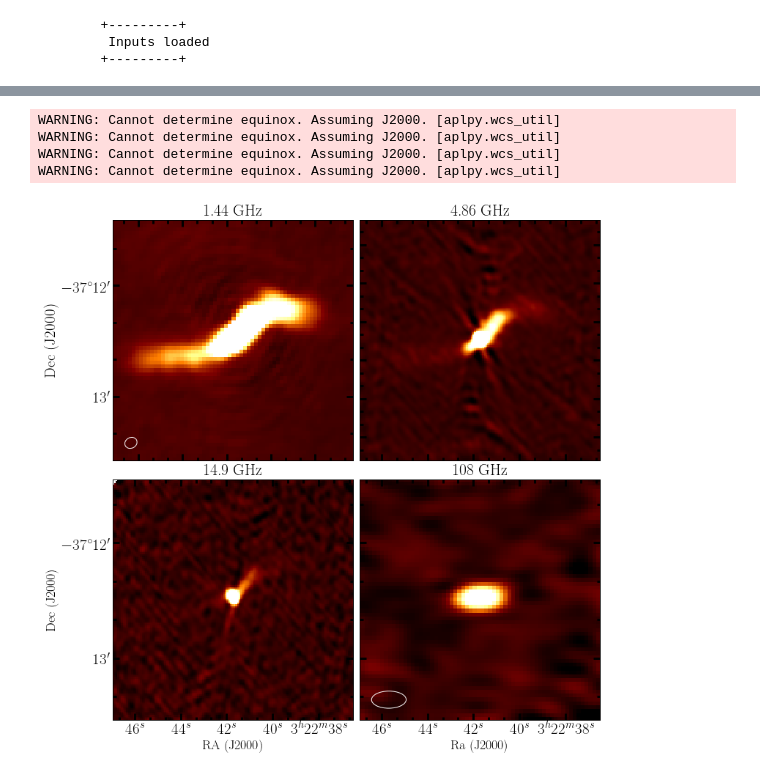
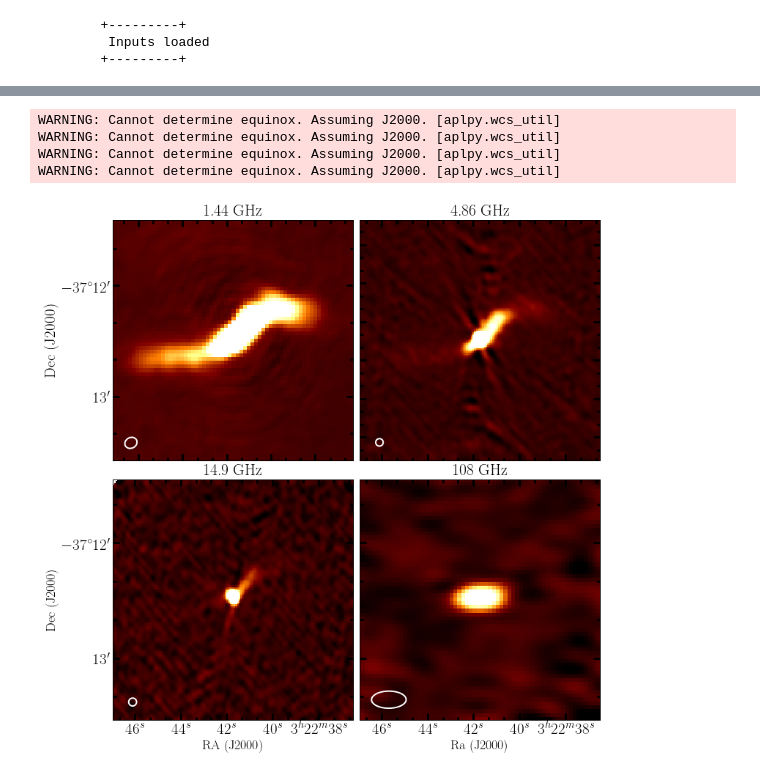
Before and after one commit to Fil8/contData, a Jupyter notebook: Core-cont-plots.ipynb, the cells around one changed output, grey strips where cells are left out. Drawn from its saved outputs; the diff is of its cells as text; code cells hidden in the pictures.

```diff
--- a/Core-cont-plots.ipynb
+++ b/Core-cont-plots.ipynb
@@ -23,13 +23,14 @@ syn = synCl.synClean()
 
 FA_radeg = 50.673825
 FA_decdeg = -37.208227
-BeamRa = 50.691035
-BeamDec = -37.218974
+BeamRa = 50.692035
+BeamDec = -37.222974
 
 rootDir = '/home/maccagni/Projects/MFS/FornaxA/contData/'
+rootDir = '/Users/maccagni/Projects/MFS/FornaxA/contData/'
 
 
-CoreDir = rootDir+'core/'
+CoreDir = rootDir+'kore/'
 
 figDir = CoreDir+'coreFigs/'
 
@@ -188,7 +188,7 @@ f4.set_title('108 GHz')
 f4.add_beam()
 f4.beam.show()
 f4.beam.set_corner('bottom left')
-f4.beam.set(edgecolor = 'white', facecolor = 'None', linewidth=1)
+f4.beam.set(edgecolor = 'white', facecolor = 'None', linewidth=2)
 
 
 f4.axis_labels.hide_y()
@@ -254,6 +254,7 @@ f5.tick_labels.set_font( weight='book', \
 f5.tick_labels.set_yformat('dd:mm')
 f5.tick_labels.set_xformat('hh:mm:ss')
 f5.ticks.show()
+f5.show_ellipses(BeamRa, BeamDec, 4.1/3600., 4.1/3600., angle=0, edgecolor='white',linewidth=2 )
 
 
 f6 = aplpy.FITSFigure(b, figure=fig, subplot=[0.51,0.51,0.38,0.38])
@@ -284,6 +285,7 @@ f6.ticks.set_length(9)  # points
 f6.ticks.set_linewidth(3)  # points
 f6.ticks.set_minor_frequency(3)
 f6.ticks.show()
+f6.show_ellipses(BeamRa, BeamDec, 3.9/3600., 3.9/3600., angle=0, edgecolor='white',linewidth=2 )
 
 
 f7 = aplpy.FITSFigure(a, figure=fig, subplot=[0.12,0.51,0.38,0.38])
@@ -294,7 +296,7 @@ f7.recenter(FA_radeg,FA_decdeg,width=130./3600.,height=130./3600.)
 f7.add_beam()
 f7.beam.show()
 f7.beam.set_corner('bottom left')
-f7.beam.set(edgecolor = 'white', facecolor = 'None', linewidth=1)
+f7.beam.set(edgecolor = 'white', facecolor = 'None', linewidth=2)
 
 f7.set_title('1.44 GHz')
 
@@ -315,31 +317,31 @@ f7.tick_labels.set_font( weight='book', \
 f7.tick_labels.set_style('plain')
 f7.tick_labels.set_yformat('dd:mm')
 
 f7.ticks.set_color('k')
 f7.ticks.set_length(9)  # points
 f7.ticks.set_linewidth(3)  # points
 f7.ticks.set_minor_frequency(3)
 f7.ticks.show()
 
 #f7.show_regions(rootdir+'/regions/Fa_ll.reg')
 #f7.show_regions(rootdir+'/regions/Fa_rr.reg')
 #f7.show_regions(rootdir+'/regions/Fa_planck.reg')
 #f7.show_regions(rootdir+'/regions/Fa_co.reg')
 
 #tmp = fits.open(a)
 #tmphead=tmp[0].header
 #r2 = pyregion.open(rootdir+'/regions/Fa_MWA.reg').as_imagecoord(tmphead)
 
 #patch_list, artist_list = r2.get_mpl_patches_texts()
 #for p in patch_list:
 #    f7.add_patch(p)
 #for t in artist_list:
 #    f7.add_artist(t)
 
 fig.savefig(outContPlot,format='png',overwrite=True)
 # %% [output]
 WARNING: Cannot determine equinox. Assuming J2000. [aplpy.wcs_util]
 WARNING: Cannot determine equinox. Assuming J2000. [aplpy.wcs_util]
 WARNING: Cannot determine equinox. Assuming J2000. [aplpy.wcs_util]
 WARNING: Cannot determine equinox. Assuming J2000. [aplpy.wcs_util]
-[figure, old version]
+[figure, new version]
```
Also changed, not shown: parts of 1 cell of this notebook, 4 other files.
